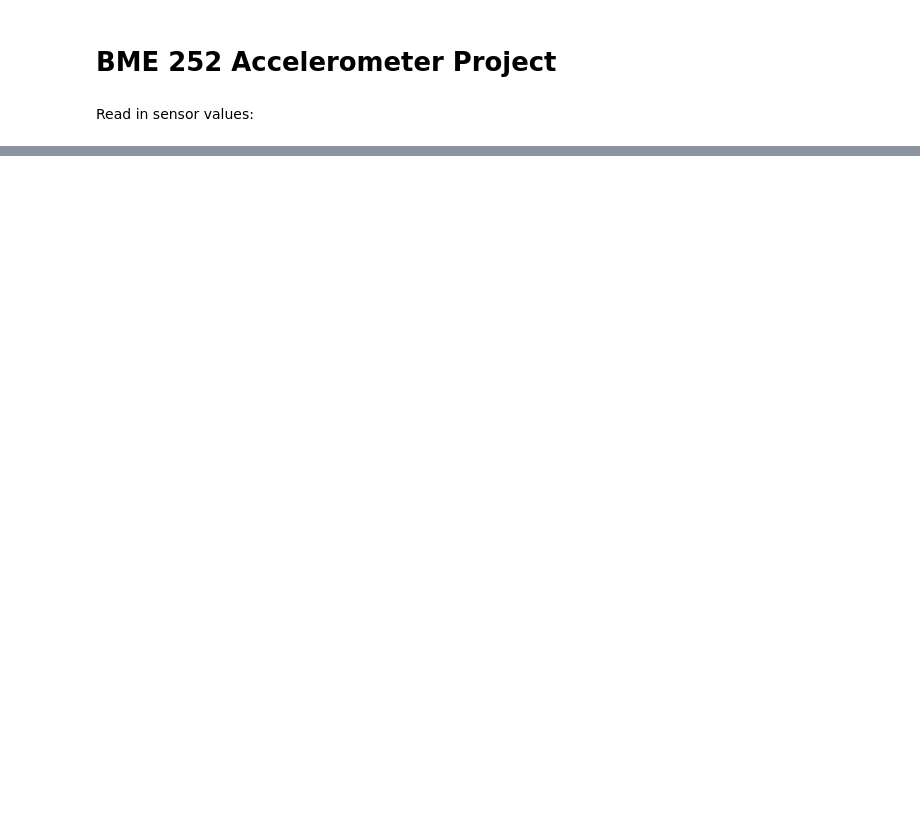
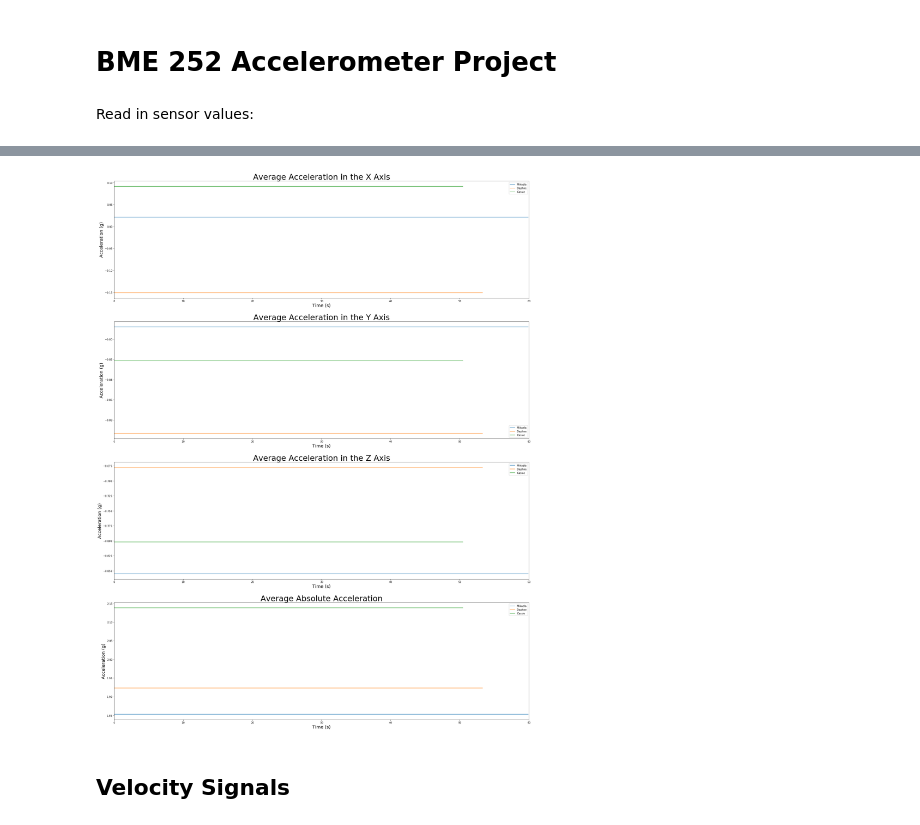
Before and after one commit to MikaelaMacMahon/stairway-to-heaven, a Jupyter notebook: Mikaela is da BOMB/blankStairs.ipynb, the cells around one changed output, grey strips where cells are left out. Drawn from its saved outputs; the diff is of its cells as text; code cells hidden in the pictures; blank space fills up the shorter version.

```diff
--- a/Mikaela is da BOMB/blankStairs.ipynb
+++ b/Mikaela is da BOMB/blankStairs.ipynb
@@ -130,0 +121,37 @@ Total Displacement
+# %%
+def getMeanArray(array):
+    return np.full((np.size(array)), np.mean(array))
+# %%
+#Calculate mean accelerations
+plt.figure(figsize = (30,40))
+plt.subplot(4,1,1)
+
+plt.title('Average Acceleration in the X Axis', fontsize=32)
+plotVals(m_aTime, getMeanArray(m_aX), 'Mikaela')
+plotVals(d_aTime, getMeanArray(d_aX), 'Daphne')
+plotVals(c_aTime, getMeanArray(c_aX), 'Cassie')
+
+plt.subplot(4,1,2)
+plt.title('Average Acceleration in the Y Axis', fontsize=32)
+plotVals(m_aTime, getMeanArray(m_aY), 'Mikaela')
+plotVals(d_aTime, getMeanArray(d_aY), 'Daphne')
+plotVals(c_aTime, getMeanArray(c_aY), 'Cassie')
+
+plt.subplot(4,1,3)
+plt.title('Average Acceleration in the Z Axis', fontsize=32)
+plotVals(m_aTime, getMeanArray(m_aZ), 'Mikaela')
+plotVals(d_aTime, getMeanArray(d_aZ), 'Daphne')
+plotVals(c_aTime, getMeanArray(c_aZ), 'Cassie')
+
+plt.subplot(4,1,4)
+plt.title('Average Absolute Acceleration', fontsize=32)
+plotVals(m_aTime, getMeanArray(m_absVals), 'Mikaela')
+plotVals(d_aTime, getMeanArray(d_absVals), 'Daphne')
+plotVals(c_aTime, getMeanArray(c_absVals), 'Cassie')
+
+
+plt.show()
+# %% [output]
+[figure, added]
+# %% [markdown]
+## Velocity Signals
```
Also changed, not shown: parts of 23 cells of this notebook.
